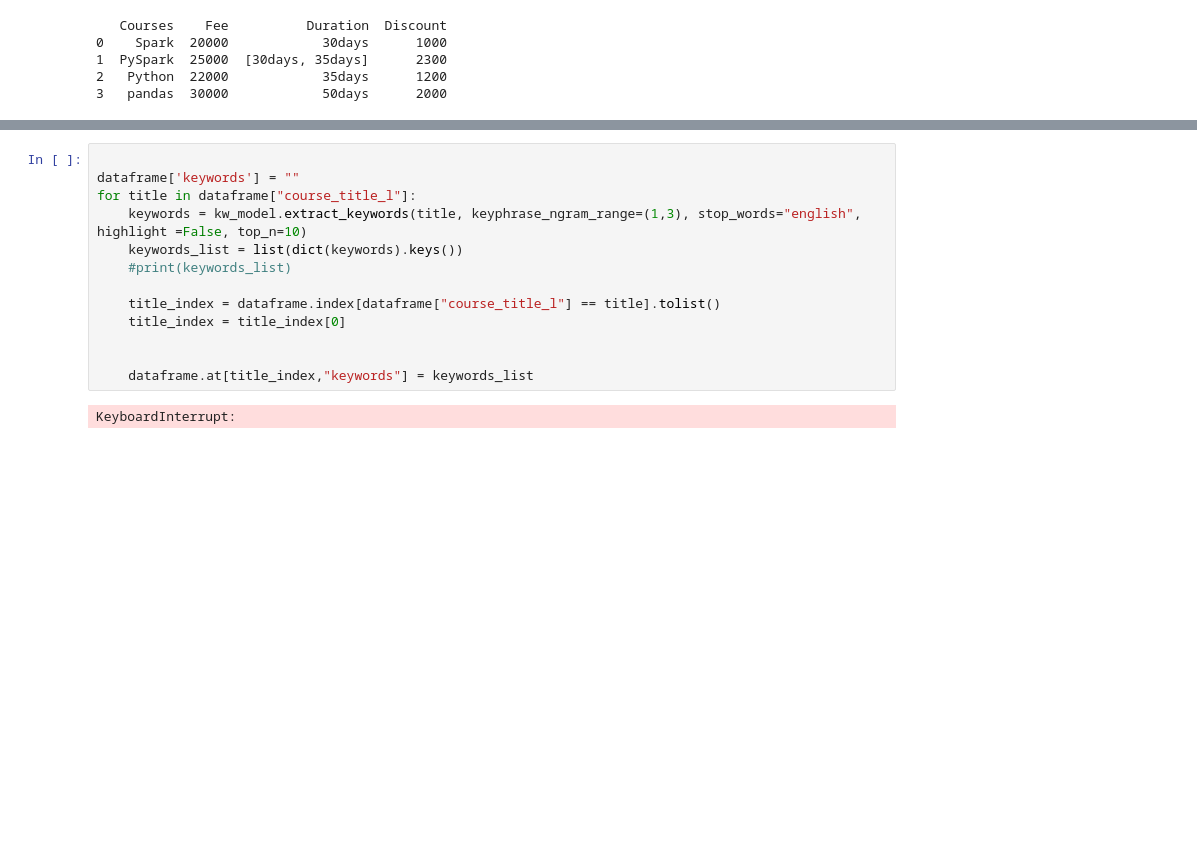
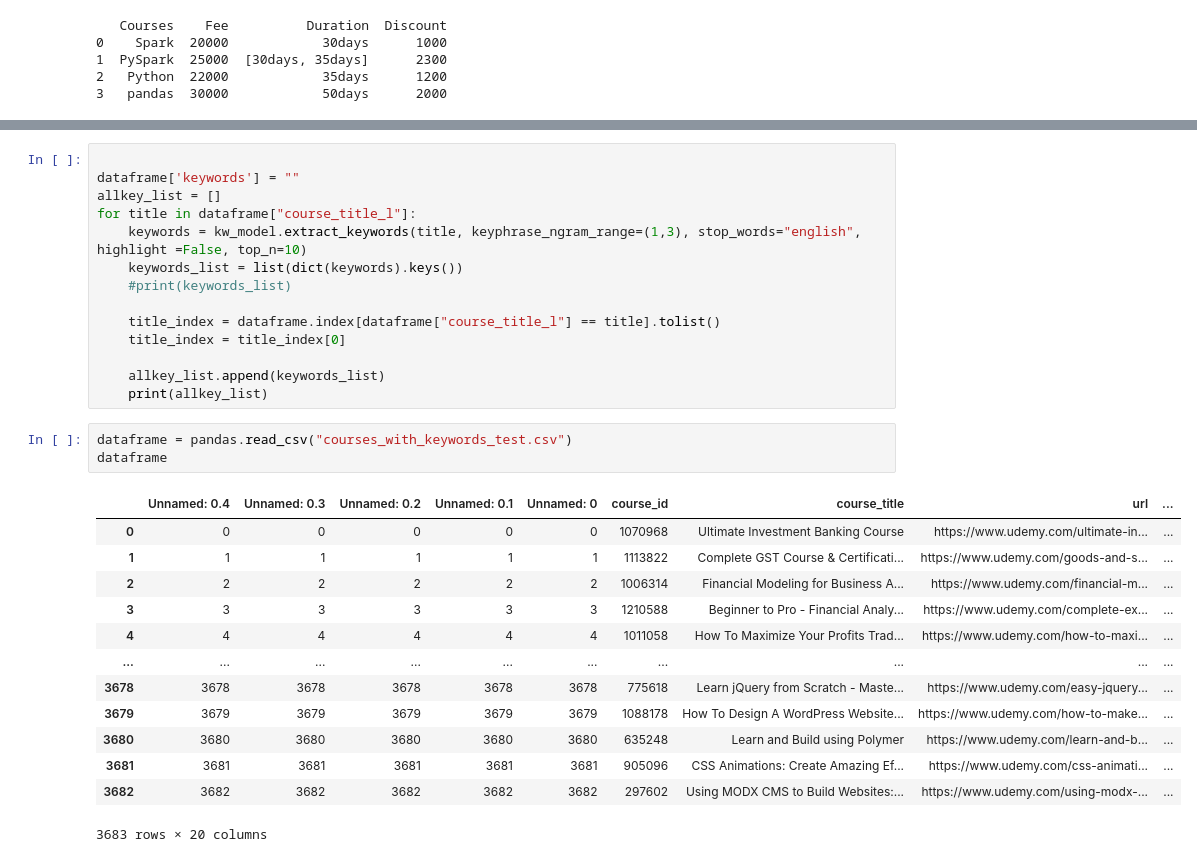
Before and after one commit to VinVGM/College-Course-Recommendation-System, a Jupyter notebook: development_2.ipynb, the cells around one changed output, grey strips where cells are left out. Cells and saved outputs as stored; diff of their text form; blank space fills up the shorter version.

Commit message:
Implemented my own hand made version of course recommendation system

```diff
--- a/development_2.ipynb
+++ b/development_2.ipynb
@@ -132,6 +103,7 @@ dataframe
 # %%
 
 dataframe['keywords'] = ""
+allkey_list = []
 for title in dataframe["course_title_l"]:
     keywords = kw_model.extract_keywords(title, keyphrase_ngram_range=(1,3), stop_words="english", highlight =False, top_n=10)
     keywords_list = list(dict(keywords).keys())
@@ -140,7 +112,22 @@ for title in dataframe["course_title_l"]:
     title_index = dataframe.index[dataframe["course_title_l"] == title].tolist()
     title_index = title_index[0]
 
-
-    dataframe.at[title_index,"keywords"] = keywords_list
+    allkey_list.append(keywords_list)
+    print(allkey_list)
-# %% [output]
-KeyboardInterrupt:
+# %%
+dataframe = pandas.read_csv("courses_with_keywords_test.csv")
+dataframe
+# %% [output]
+|  | Unnamed: 0.4 | Unnamed: 0.3 | Unnamed: 0.2 | Unnamed: 0.1 | Unnamed: 0 | course_id | course_title | url | ... |
+| 0 | 0 | 0 | 0 | 0 | 0 | 1070968 | Ultimate Investment Banking Course | https://www.udemy.com/ultimate-in... | ... |
+| 1 | 1 | 1 | 1 | 1 | 1 | 1113822 | Complete GST Course & Certificati... | https://www.udemy.com/goods-and-s... | ... |
+| 2 | 2 | 2 | 2 | 2 | 2 | 1006314 | Financial Modeling for Business A... | https://www.udemy.com/financial-m... | ... |
+| 3 | 3 | 3 | 3 | 3 | 3 | 1210588 | Beginner to Pro - Financial Analy... | https://www.udemy.com/complete-ex... | ... |
+| 4 | 4 | 4 | 4 | 4 | 4 | 1011058 | How To Maximize Your Profits Trad... | https://www.udemy.com/how-to-maxi... | ... |
+| ... | ... | ... | ... | ... | ... | ... | ... | ... | ... |
+| 3678 | 3678 | 3678 | 3678 | 3678 | 3678 | 775618 | Learn jQuery from Scratch - Maste... | https://www.udemy.com/easy-jquery... | ... |
+| 3679 | 3679 | 3679 | 3679 | 3679 | 3679 | 1088178 | How To Design A WordPress Website... | https://www.udemy.com/how-to-make... | ... |
+| 3680 | 3680 | 3680 | 3680 | 3680 | 3680 | 635248 | Learn and Build using Polymer | https://www.udemy.com/learn-and-b... | ... |
+| 3681 | 3681 | 3681 | 3681 | 3681 | 3681 | 905096 | CSS Animations: Create Amazing Ef... | https://www.udemy.com/css-animati... | ... |
+| 3682 | 3682 | 3682 | 3682 | 3682 | 3682 | 297602 | Using MODX CMS to Build Websites:... | https://www.udemy.com/using-modx-... | ... |
+3683 rows × 20 columns
```
Also changed, not shown: parts of 11 cells of this notebook, 4 other files.
